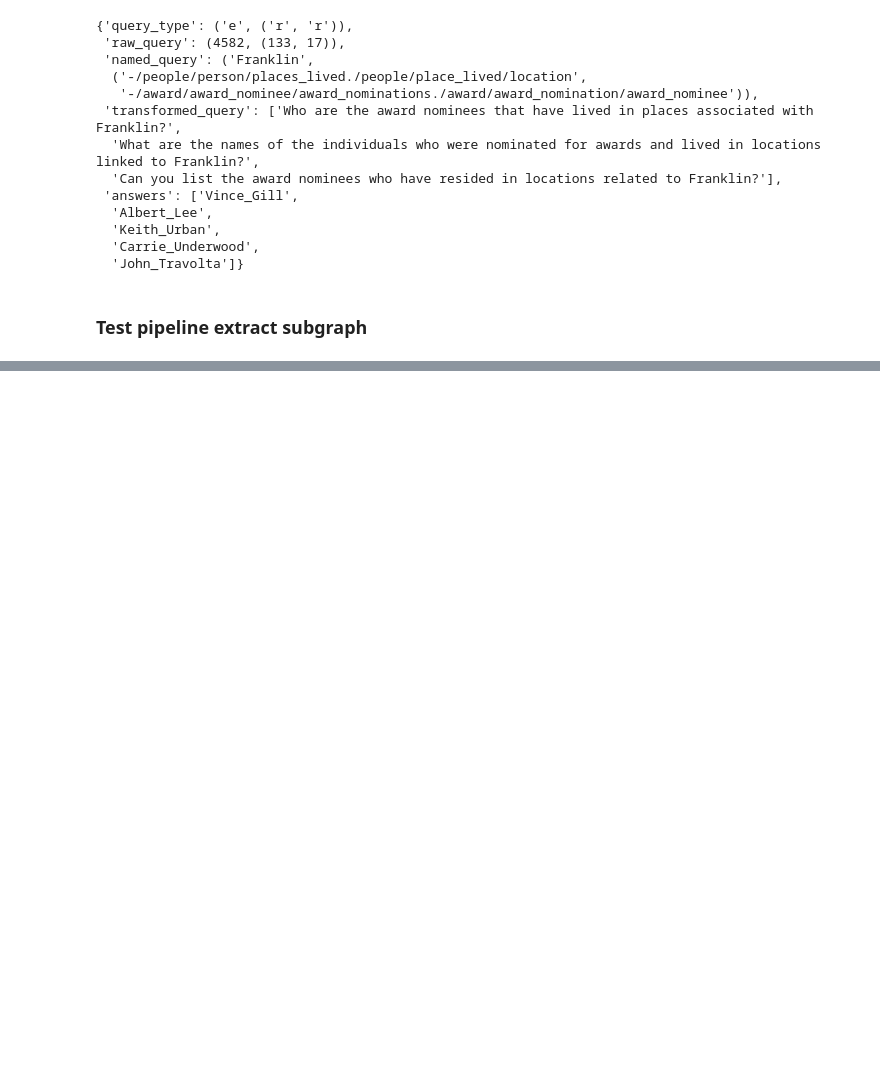
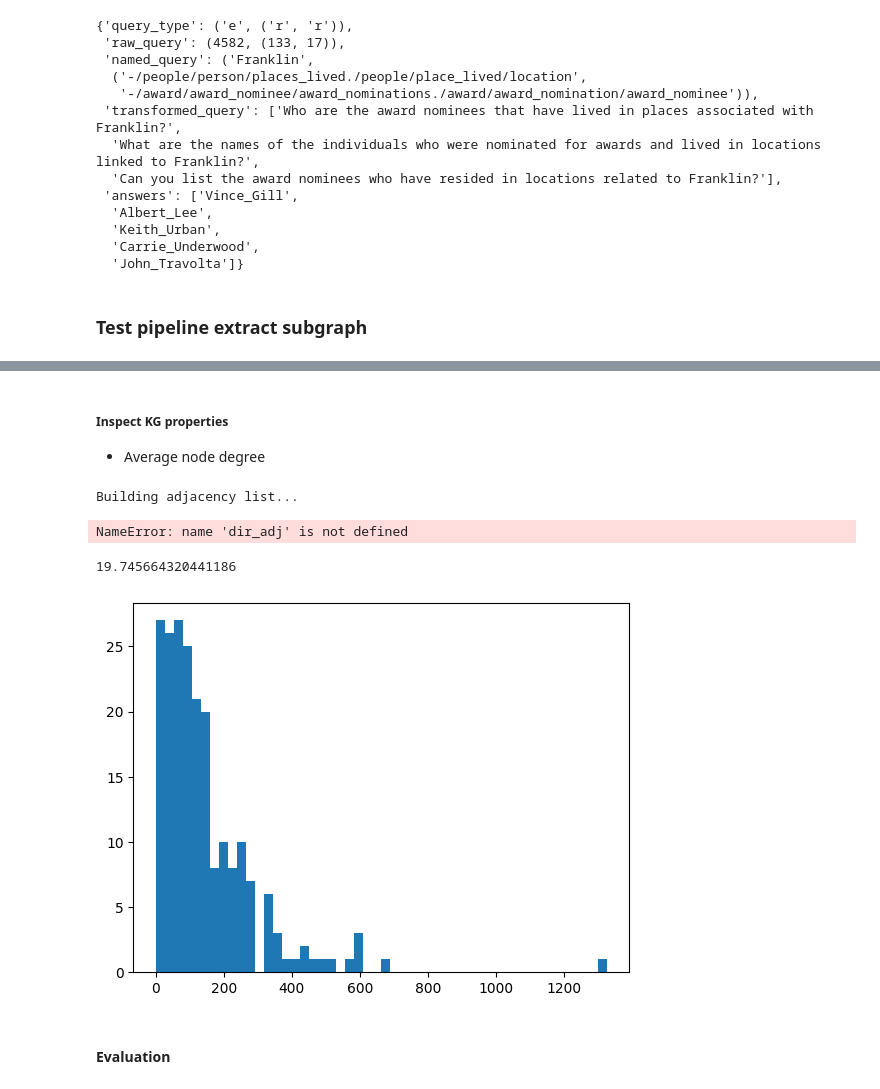
Before and after one commit to Neil-275/blindly_expand_graph, a Jupyter notebook: test_expand_subgraph.ipynb, the cells around one changed output, grey strips where cells are left out. Drawn from its saved outputs; the diff is of its cells as text; code cells hidden in the pictures; blank space fills up the shorter version.

Commit message:
run evaluation on expand_subgraph &&  minor optimization

```diff
--- a/test_expand_subgraph.ipynb
+++ b/test_expand_subgraph.ipynb
@@ -143,8 +171,9 @@ query
 from expand_subgraph import ExpandSubgraph
 from utils import  extract_numbers, extract_strings,\
                     extract_notations
+# %%
+expander = ExpandSubgraph(model, util, query, depth=3, k=15)
 # %%
-expander = ExpandSubgraph(model, util, query)
 expander.expand_subgraph(adj_type='direct')
 expander.expand_subgraph(adj_type='inverse')
 # %% [output]
@@ -174,0 +227,28 @@ subgraph has 62 triplets.
+# %% [markdown]
+##### Inspect KG properties
++ Average node degree
+# %%
+dir_adj, inv_adj = expander.build_adjacency_list()
+# %% [output]
+Building adjacency list...
+# %%
+dir_adj[4582]
+# %% [output]
+NameError: name 'dir_adj' is not defined
+# %%
+s = 0
+distribution = defaultdict(int)
+for entity in dir_adj:
+    s += len(dir_adj[entity])
+    distribution[len(dir_adj[entity])] += 1
+s / len(dir_adj)
+# %% [output]
+19.745664320441186
+# %%
+import matplotlib.pyplot as plt
+plt.hist(distribution, bins=50);
+# plt.xlim(0, 100);
+# %% [output]
+[figure, added]
+# %% [markdown]
+#### Evaluation
```
Also changed, not shown: parts of 18 cells of this notebook, 2 other files.
